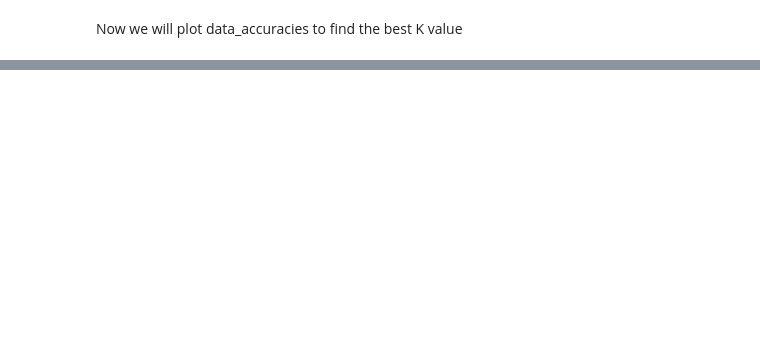
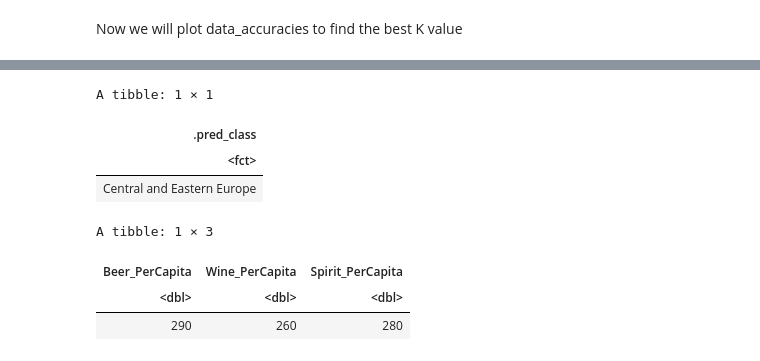
Before and after one commit to chloekim672/007-project-dsci-25-, a Jupyter notebook: dsciprojectfinal.ipynb, the cells around one changed output, grey strips where cells are left out. Saved outputs shown, nothing was run; the diff lists cells and outputs as text; code cells hidden in the pictures; blank space fills up the shorter version.

```diff
--- a/dsciprojectfinal.ipynb
+++ b/dsciprojectfinal.ipynb
@@ -262,0 +265,22 @@ From the graph we have determined the optimal K to be 16.
+# %%
+knn_spec_new <- nearest_neighbor(weight_func = "rectangular", neighbors = 6) %>%
+                set_engine("kknn") %>%
+                set_mode("classification")
+
+knn_fit <- knn_spec_new %>%
+            fit(Region ~ Beer_PerCapita + Wine_PerCapita + Spirit_PerCapita, data = alcohol_train)
+
+new_obs <- tibble(Beer_PerCapita = 290, Wine_PerCapita = 260 , Spirit_PerCapita = 280)
+
+predict(knn_fit, new_obs)
+
+new_obs
+# %% [output]
+A tibble: 1 × 1
+| .pred_class |
+| <fct> |
+| Central and Eastern Europe |
+A tibble: 1 × 3
+| Beer_PerCapita | Wine_PerCapita | Spirit_PerCapita |
+| <dbl> | <dbl> | <dbl> |
+| 290 | 260 | 280 |
```
Also changed, not shown: parts of 7 cells of this notebook.
